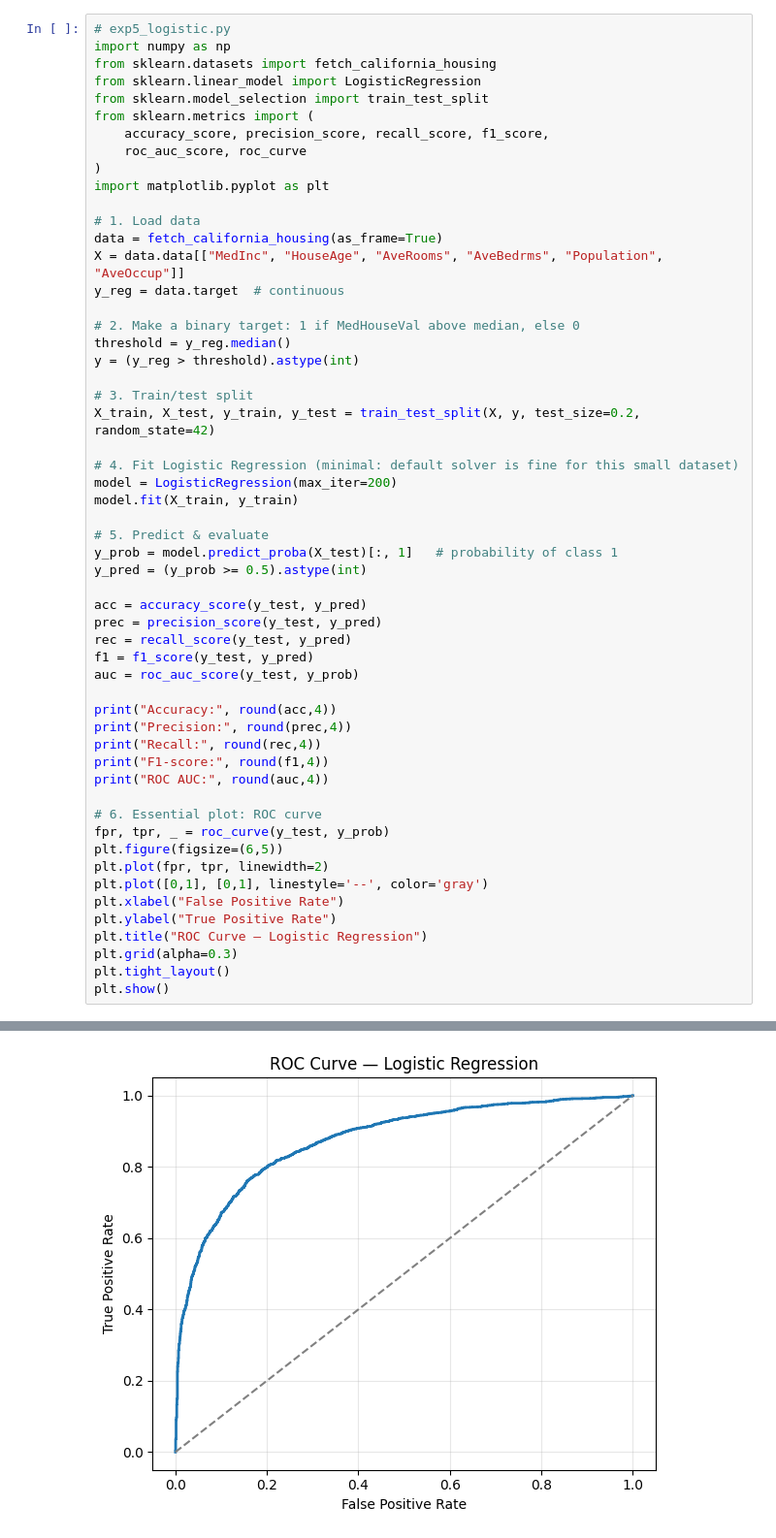
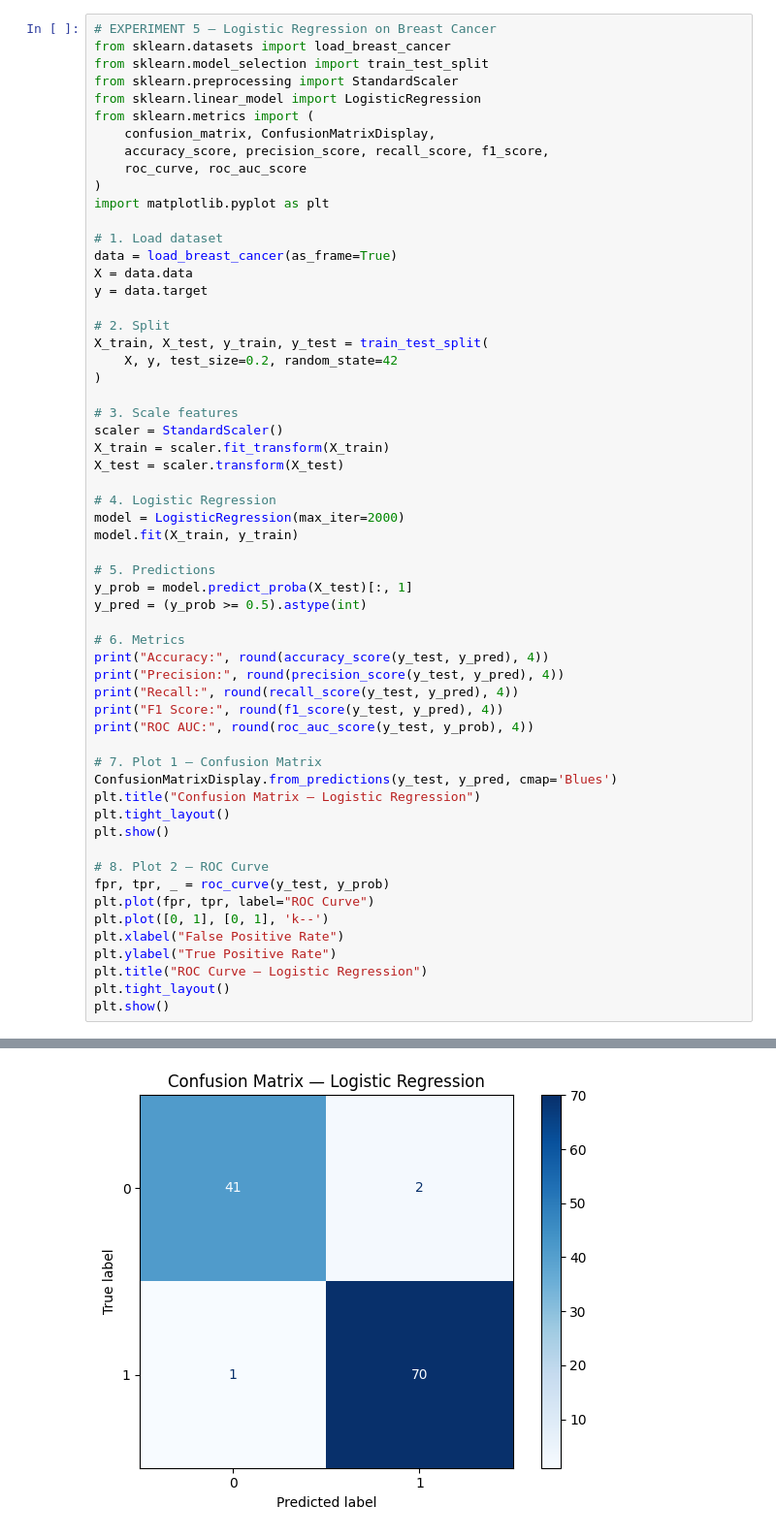
Before and after one commit to Sam-Wadmare/ML-LAB, a Jupyter notebook: lab/logistic.ipynb, the cells around one changed output, grey strips where cells are left out. Shown at 97% size. Drawn from its saved outputs; the diff is of its cells as text.

```diff
--- a/lab/logistic.ipynb
+++ b/lab/logistic.ipynb
@@ -1,58 +1,61 @@
 # %% [markdown]
 <a href="https://colab.research.google.com/github/Sam-Wadmare/ML-LAB/blob/main/lab/logistic.ipynb" target="_parent"><img src="https://colab.research.google.com/assets/colab-badge.svg" alt="Open In Colab"/></a>
 # %%
-# exp5_logistic.py
-import numpy as np
-from sklearn.datasets import fetch_california_housing
+# EXPERIMENT 5 — Logistic Regression on Breast Cancer
+from sklearn.datasets import load_breast_cancer
+from sklearn.model_selection import train_test_split
+from sklearn.preprocessing import StandardScaler
 from sklearn.linear_model import LogisticRegression
-from sklearn.model_selection import train_test_split
 from sklearn.metrics import (
+    confusion_matrix, ConfusionMatrixDisplay,
     accuracy_score, precision_score, recall_score, f1_score,
-    roc_auc_score, roc_curve
+    roc_curve, roc_auc_score
 )
 import matplotlib.pyplot as plt
 
-# 1. Load data
-data = fetch_california_housing(as_frame=True)
-X = data.data[["MedInc", "HouseAge", "AveRooms", "AveBedrms", "Population", "AveOccup"]]
-y_reg = data.target  # continuous
+# 1. Load dataset
+data = load_breast_cancer(as_frame=True)
+X = data.data
+y = data.target
 
-# 2. Make a binary target: 1 if MedHouseVal above median, else 0
-threshold = y_reg.median()
-y = (y_reg > threshold).astype(int)
+# 2. Split
+X_train, X_test, y_train, y_test = train_test_split(
+    X, y, test_size=0.2, random_state=42
+)
 
-# 3. Train/test split
-X_train, X_test, y_train, y_test = train_test_split(X, y, test_size=0.2, random_state=42)
+# 3. Scale features
+scaler = StandardScaler()
+X_train = scaler.fit_transform(X_train)
+X_test = scaler.transform(X_test)
 
-# 4. Fit Logistic Regression (minimal: default solver is fine for this small dataset)
-model = LogisticRegression(max_iter=200)
+# 4. Logistic Regression
+model = LogisticRegression(max_iter=2000)
 model.fit(X_train, y_train)
 
-# 5. Predict & evaluate
-y_prob = model.predict_proba(X_test)[:, 1]   # probability of class 1
+# 5. Predictions
+y_prob = model.predict_proba(X_test)[:, 1]
 y_pred = (y_prob >= 0.5).astype(int)
 
-acc = accuracy_score(y_test, y_pred)
-prec = precision_score(y_test, y_pred)
-rec = recall_score(y_test, y_pred)
-f1 = f1_score(y_test, y_pred)
-auc = roc_auc_score(y_test, y_prob)
+# 6. Metrics
+print("Accuracy:", round(accuracy_score(y_test, y_pred), 4))
+print("Precision:", round(precision_score(y_test, y_pred), 4))
+print("Recall:", round(recall_score(y_test, y_pred), 4))
+print("F1 Score:", round(f1_score(y_test, y_pred), 4))
+print("ROC AUC:", round(roc_auc_score(y_test, y_prob), 4))
 
-print("Accuracy:", round(acc,4))
-print("Precision:", round(prec,4))
-print("Recall:", round(rec,4))
-print("F1-score:", round(f1,4))
-print("ROC AUC:", round(auc,4))
+# 7. Plot 1 — Confusion Matrix
+ConfusionMatrixDisplay.from_predictions(y_test, y_pred, cmap='Blues')
+plt.title("Confusion Matrix — Logistic Regression")
+plt.tight_layout()
+plt.show()
 
-# 6. Essential plot: ROC curve
+# 8. Plot 2 — ROC Curve
 fpr, tpr, _ = roc_curve(y_test, y_prob)
-plt.figure(figsize=(6,5))
-plt.plot(fpr, tpr, linewidth=2)
-plt.plot([0,1], [0,1], linestyle='--', color='gray')
+plt.plot(fpr, tpr, label="ROC Curve")
+plt.plot([0, 1], [0, 1], 'k--')
 plt.xlabel("False Positive Rate")
 plt.ylabel("True Positive Rate")
 plt.title("ROC Curve — Logistic Regression")
-plt.grid(alpha=0.3)
 plt.tight_layout()
 plt.show()
 # %% [output]
@@ -64 +67 @@ ROC AUC: 0.8765
-[figure, old version]
+[figure, new version]
```
Also changed, not shown: parts of 1 cell of this notebook.
